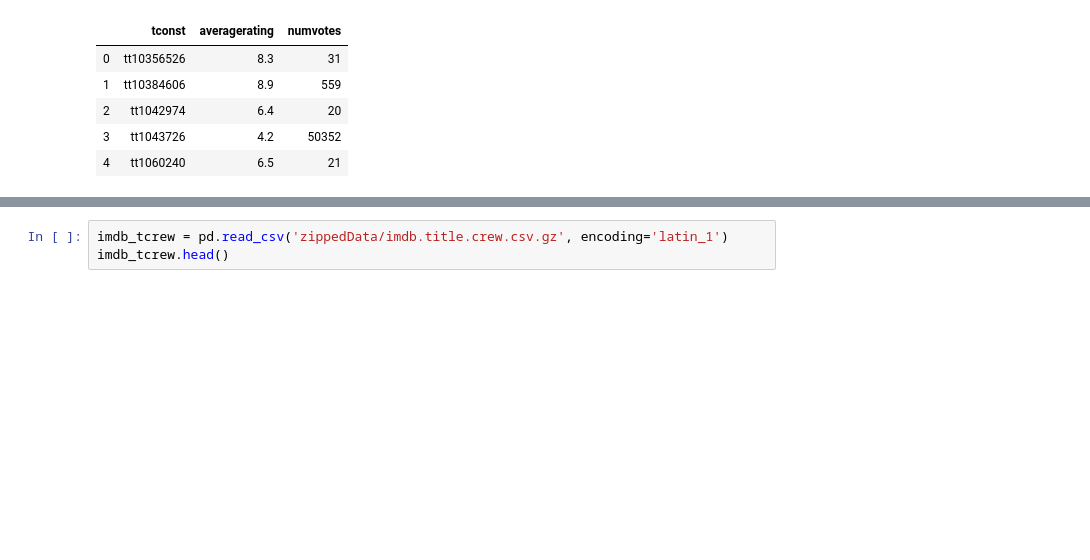
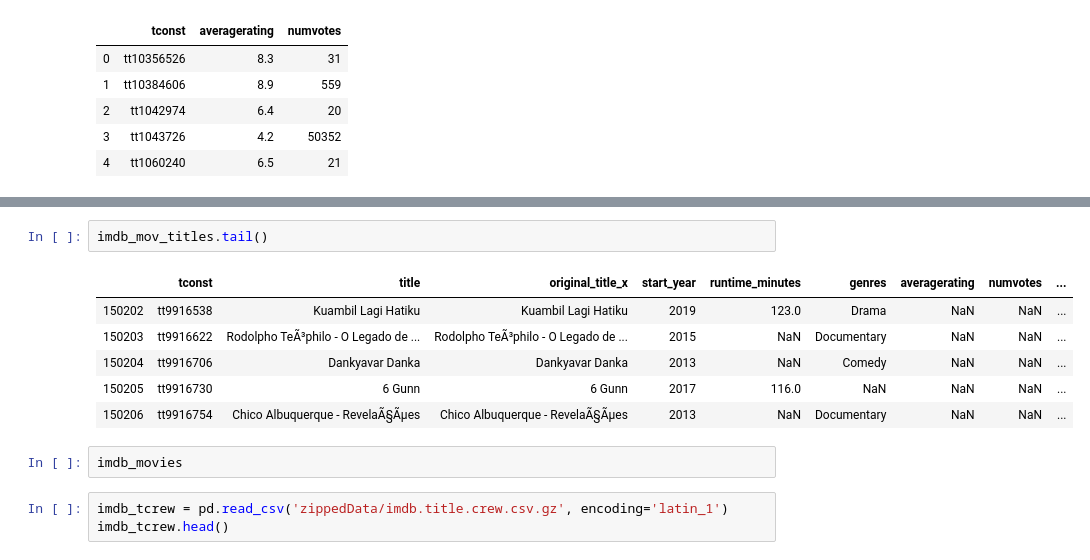
Before and after one commit to psuero1/movie-project, a Jupyter notebook: Data_Cleaning.ipynb, the cells around one changed output, grey strips where cells are left out. Saved outputs shown, nothing was run; the diff lists cells and outputs as text; blank space fills up the shorter version.

```diff
--- a/Data_Cleaning.ipynb
+++ b/Data_Cleaning.ipynb
@@ -62,3 +113,14 @@ imdb_tratings.head()
+# %%
+imdb_mov_titles.tail()
+# %% [output]
+|  | tconst | title | original_title_x | start_year | runtime_minutes | genres | averagerating | numvotes | ... |
+| 150202 | tt9916538 | Kuambil Lagi Hatiku | Kuambil Lagi Hatiku | 2019 | 123.0 | Drama | NaN | NaN | ... |
+| 150203 | tt9916622 | Rodolpho TeÃ³philo - O Legado de ... | Rodolpho TeÃ³philo - O Legado de ... | 2015 | NaN | Documentary | NaN | NaN | ... |
+| 150204 | tt9916706 | Dankyavar Danka | Dankyavar Danka | 2013 | NaN | Comedy | NaN | NaN | ... |
+| 150205 | tt9916730 | 6 Gunn | 6 Gunn | 2017 | 116.0 | NaN | NaN | NaN | ... |
+| 150206 | tt9916754 | Chico Albuquerque - RevelaÃ§Ãµes | Chico Albuquerque - RevelaÃ§Ãµes | 2013 | NaN | Documentary | NaN | NaN | ... |
+# %%
+imdb_movies
 # %%
 imdb_tcrew = pd.read_csv('zippedData/imdb.title.crew.csv.gz', encoding='latin_1')
 imdb_tcrew.head()
```
Also changed, not shown: parts of 6 cells of this notebook.
